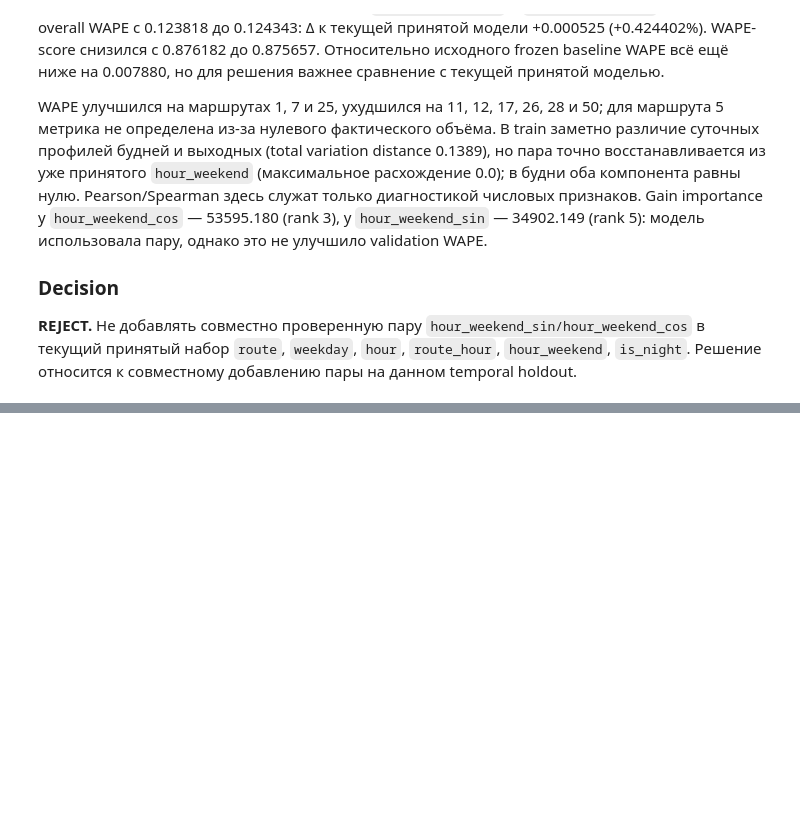
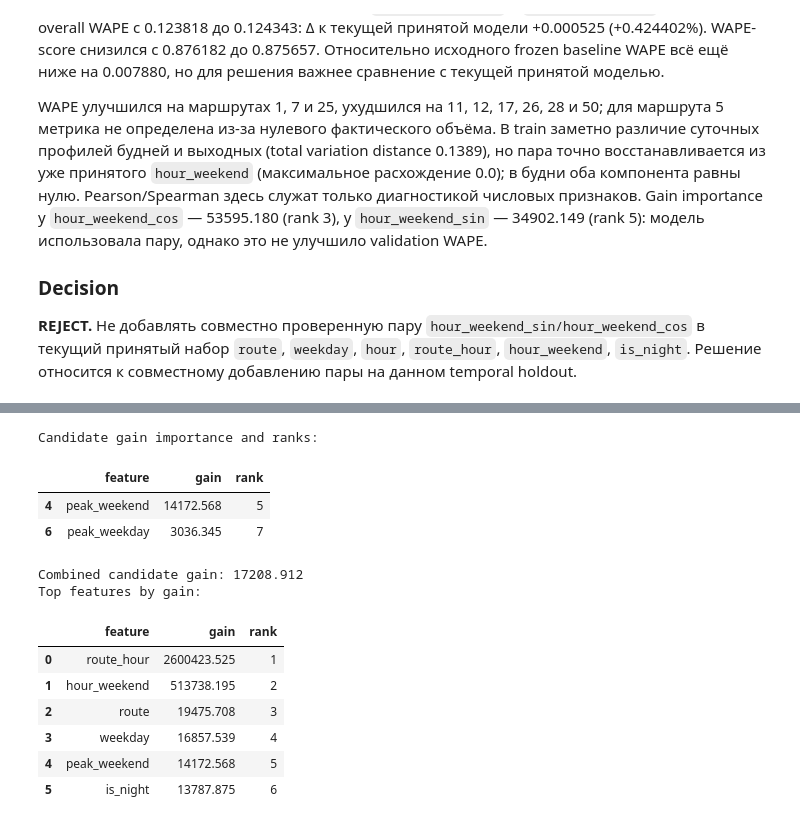
Before and after one commit to rapogahu/MT-Hackathon-2026, a Jupyter notebook: ml/notebooks/feature_engineering.ipynb, the cells around one changed output, grey strips where cells are left out. Drawn from its saved outputs; the diff is of its cells as text; code cells hidden in the pictures; blank space fills up the shorter version.

```diff
--- a/ml/notebooks/feature_engineering.ipynb
+++ b/ml/notebooks/feature_engineering.ipynb
@@ -3066,0 +3213,34 @@ WAPE улучшился на маршрутах 1, 7 и 25, ухудшился
+# %%
+candidate_model = peak_daytype_models["current_accepted_plus_peak_daytype"]
+gain_importance = pd.DataFrame({
+    "feature": candidate_model.booster_.feature_name(),
+    "gain": candidate_model.booster_.feature_importance(importance_type="gain"),
+})
+gain_importance["rank"] = gain_importance["gain"].rank(
+    method="min", ascending=False
+).astype(int)
+gain_importance = gain_importance.sort_values(
+    ["gain", "feature"], ascending=[False, True]
+).reset_index(drop=True)
+candidate_gain = gain_importance.loc[
+    gain_importance["feature"].isin(("peak_weekday", "peak_weekend"))
+]
+print("Candidate gain importance and ranks:")
+display(candidate_gain.round(3))
+print("Combined candidate gain:", round(candidate_gain["gain"].sum(), 3))
+print("Top features by gain:")
+display(gain_importance.head(6).round(3))
+# %% [output]
+Candidate gain importance and ranks:
+|  | feature | gain | rank |
+| 4 | peak_weekend | 14172.568 | 5 |
+| 6 | peak_weekday | 3036.345 | 7 |
+Combined candidate gain: 17208.912
+Top features by gain:
+|  | feature | gain | rank |
+| 0 | route_hour | 2600423.525 | 1 |
+| 1 | hour_weekend | 513738.195 | 2 |
+| 2 | route | 19475.708 | 3 |
+| 3 | weekday | 16857.539 | 4 |
+| 4 | peak_weekend | 14172.568 | 5 |
+| 5 | is_night | 13787.875 | 6 |
```
Also changed, not shown: parts of 12 cells of this notebook, 1 other file.
